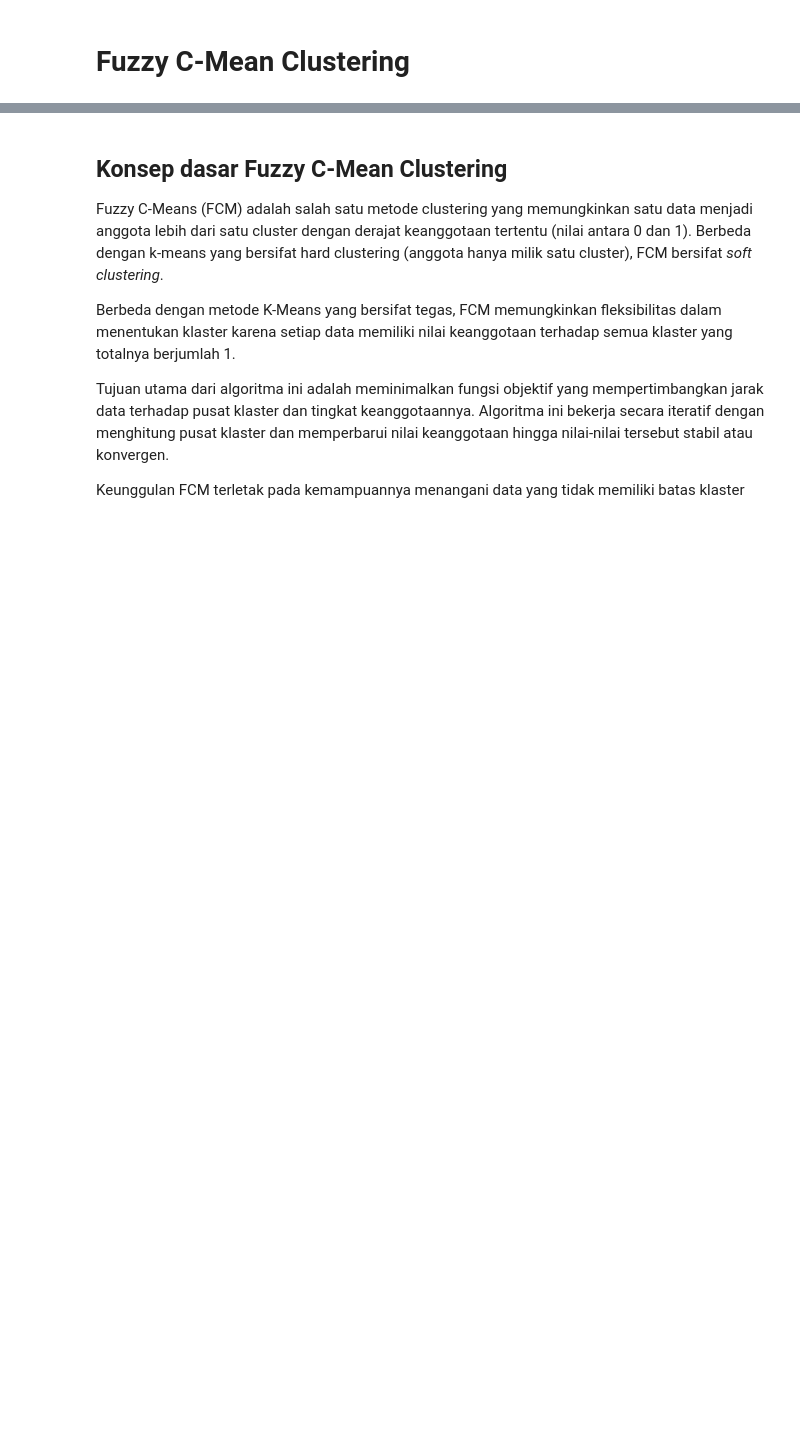
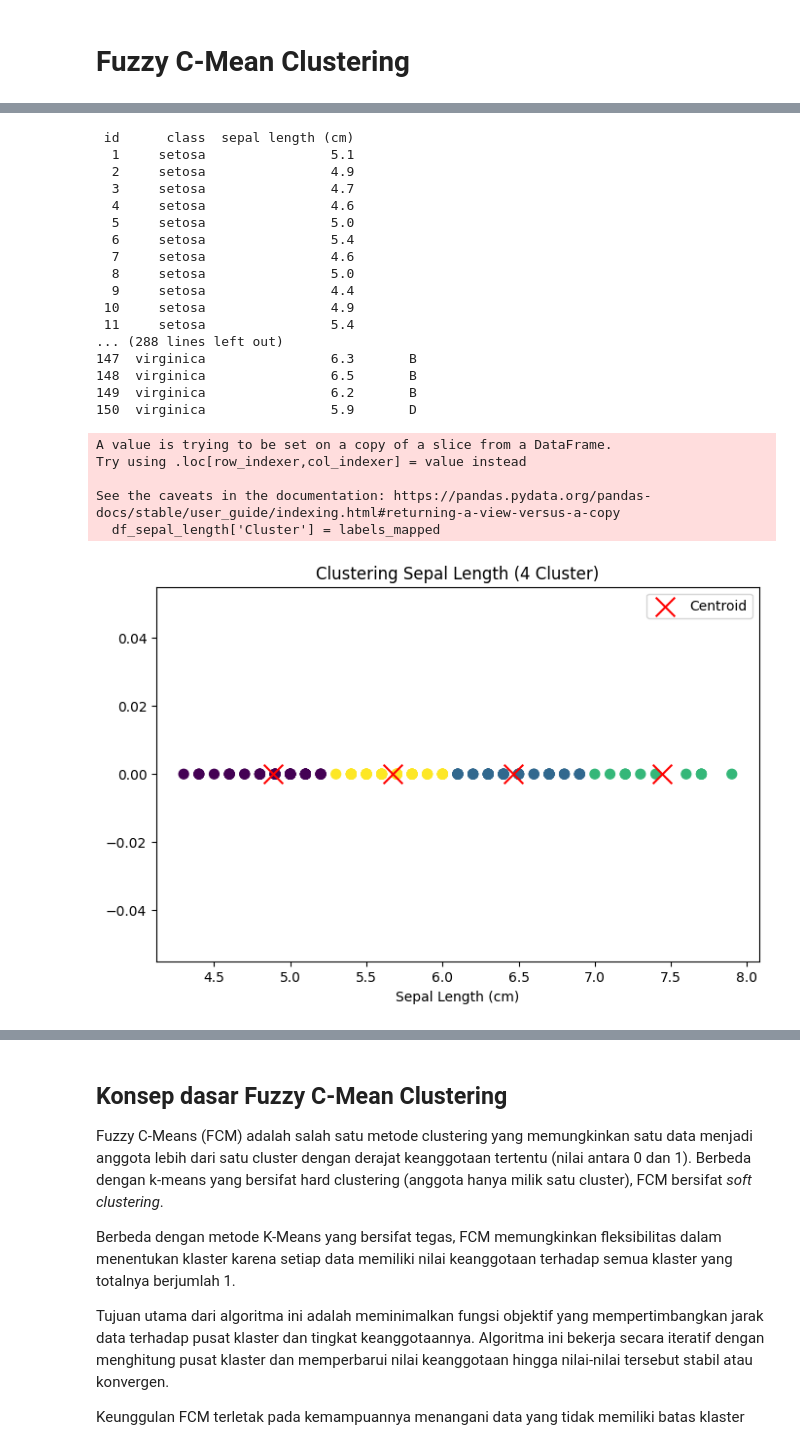
Before and after one commit to sifa-190/pendata, a Jupyter notebook: _sources/Tugas7.ipynb, the cells around one changed output, grey strips where cells are left out. Drawn from its saved outputs; the diff is of its cells as text; code cells hidden in the pictures; blank space fills up the shorter version.

```diff
--- a/_sources/Tugas7.ipynb
+++ b/_sources/Tugas7.ipynb
@@ -2,0 +6,78 @@
+# %%
+import numpy as np
+import pandas as pd
+from sklearn.datasets import load_iris
+from sklearn.cluster import KMeans
+import matplotlib.pyplot as plt
+
+# Fungsi ambil data Iris dan atur ulang kolom
+def get_iris_data():
+    iris = load_iris()
+    df = pd.DataFrame(iris.data, columns=iris.feature_names)
+    df["class"] = pd.Categorical.from_codes(iris.target, iris.target_names)
+    df["id"] = df.index + 1  # ID dimulai dari 1
+
+    # Susun ulang kolom: id, class, lalu fitur
+    columns_order = ["id", "class"] + iris.feature_names
+    df = df[columns_order]
+    return df
+
+# Ambil data
+df_iris = get_iris_data()
+
+# Ambil hanya fitur sepal length
+df_sepal_length = df_iris[['id', 'class', 'sepal length (cm)']]
+
+# Cetak data sepal length tanpa indeks
+print(df_sepal_length.to_string(index=False))
+
+# Ambil nilai sepal length untuk clustering
+X = df_sepal_length[['sepal length (cm)']].values
+
+# Lakukan clustering KMeans dengan 4 cluster
+kmeans = KMeans(n_clusters=4, random_state=0, n_init=10)
+kmeans.fit(X)
+labels = kmeans.labels_
+
+# Mapping label angka ke huruf
+label_mapping = {0: 'A', 1: 'B', 2: 'C', 3: 'D'}
+labels_mapped = pd.Series(labels).map(label_mapping)
+
+# Tambahkan label cluster ke dataframe
+df_sepal_length['Cluster'] = labels_mapped
+
+print("\n📌 Hasil Clustering KMeans (4 Cluster) dengan Label Huruf:")
+print(df_sepal_length.to_string(index=False))
+
+# Visualisasi hasil clustering
+plt.figure(figsize=(8, 5))
+plt.scatter(df_sepal_length['sepal length (cm)'], [0]*len(df_sepal_length), c=labels, cmap='viridis', s=50)
+plt.scatter(kmeans.cluster_centers_, [0]*4, c='red', marker='x', s=200, label='Centroid')
+plt.title('Clustering Sepal Length (4 Cluster)')
+plt.xlabel('Sepal Length (cm)')
+plt.legend()
+plt.show()
+# %% [output]
+ id      class  sepal length (cm)
+  1     setosa                5.1
+  2     setosa                4.9
+  3     setosa                4.7
+  4     setosa                4.6
+  5     setosa                5.0
+  6     setosa                5.4
+  7     setosa                4.6
+  8     setosa                5.0
+  9     setosa                4.4
+ 10     setosa                4.9
+ 11     setosa                5.4
+... (288 lines left out)
+147  virginica                6.3       B
+148  virginica                6.5       B
+149  virginica                6.2       B
+150  virginica                5.9       D
+A value is trying to be set on a copy of a slice from a DataFrame.
+Try using .loc[row_indexer,col_indexer] = value instead
+
+See the caveats in the documentation: https://pandas.pydata.org/pandas-docs/stable/user_guide/indexing.html#returning-a-view-versus-a-copy
+  df_sepal_length['Cluster'] = labels_mapped
+[figure, added]
```
Also changed, not shown: parts of 4 cells of this notebook, 31 other files.
